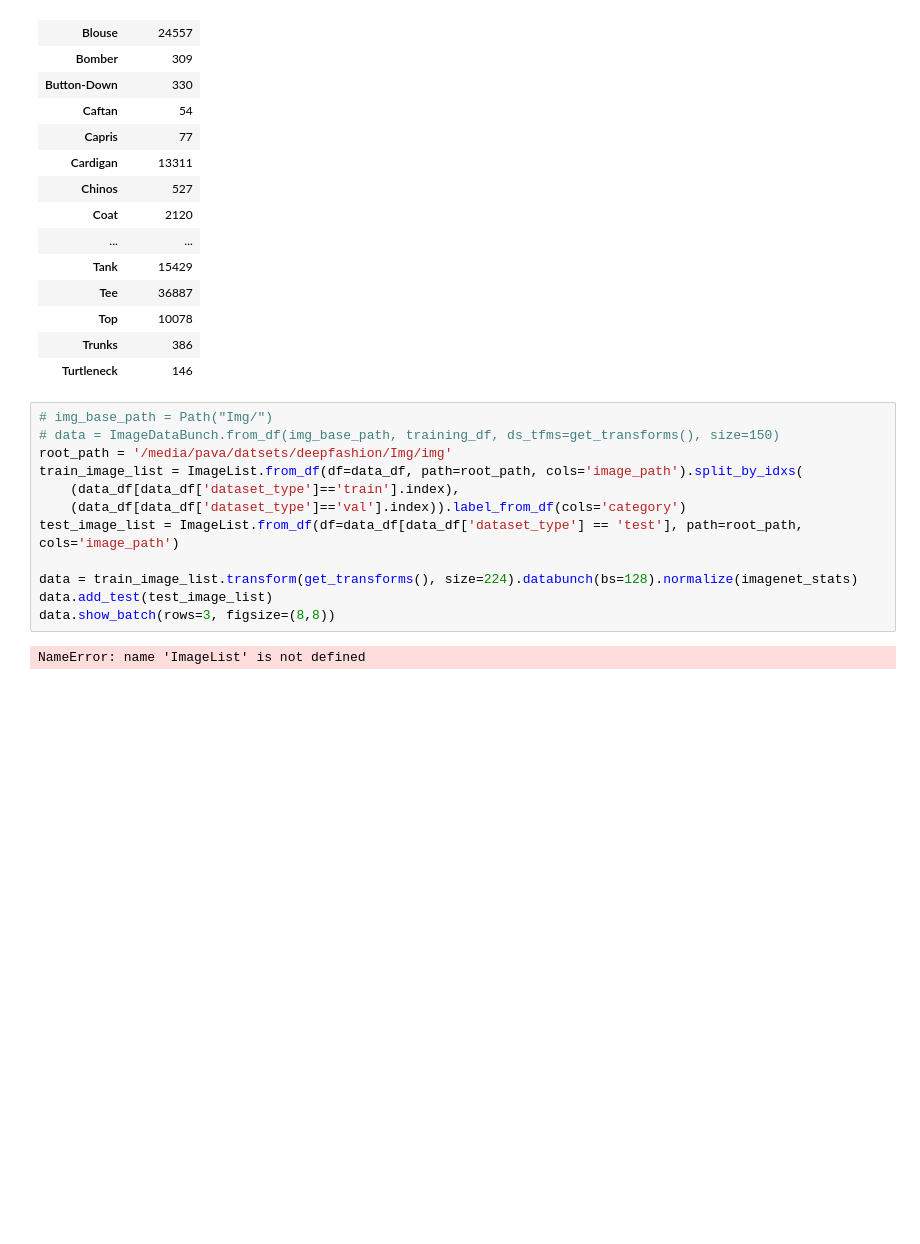
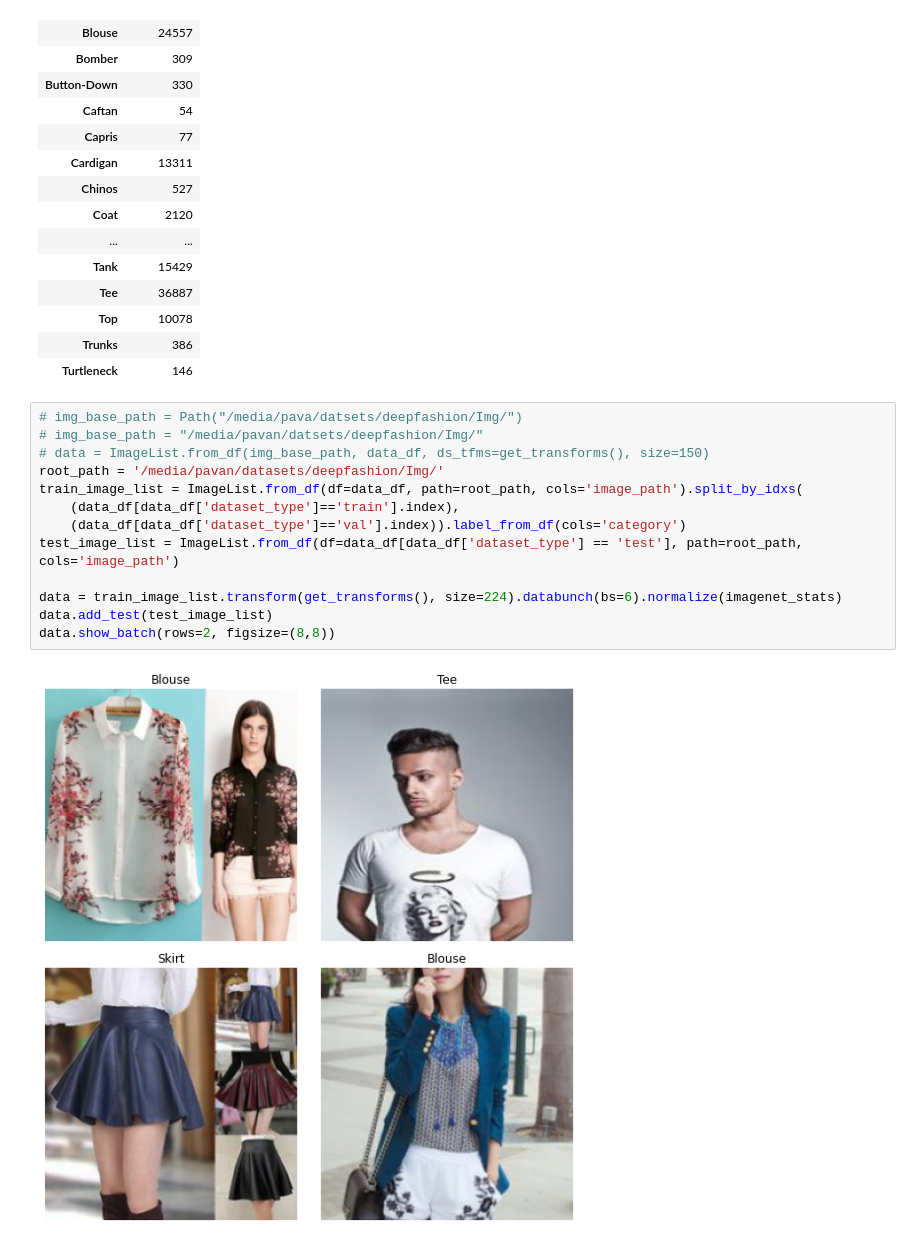
Before and after one commit to Sanjana7395/CMPE256-Fashion_Recommendation, a Jupyter notebook: Preprocessing.ipynb, the cells around one changed output. Drawn from its saved outputs; the diff is of its cells as text; blank space fills up the shorter version.

```diff
--- a/Preprocessing.ipynb
+++ b/Preprocessing.ipynb
@@ -106,16 +105,17 @@ data_df[['image_path','category']].groupby('category').count()
 | Trunks | 386 |
 | Turtleneck | 146 |
 # %%
-# img_base_path = Path("Img/")
-# data = ImageDataBunch.from_df(img_base_path, training_df, ds_tfms=get_transforms(), size=150)
-root_path = '/media/pava/datsets/deepfashion/Img/img'
+# img_base_path = Path("/media/pava/datsets/deepfashion/Img/")
+# img_base_path = "/media/pavan/datsets/deepfashion/Img/"
+# data = ImageList.from_df(img_base_path, data_df, ds_tfms=get_transforms(), size=150)
+root_path = '/media/pavan/datasets/deepfashion/Img/'
 train_image_list = ImageList.from_df(df=data_df, path=root_path, cols='image_path').split_by_idxs(
     (data_df[data_df['dataset_type']=='train'].index),
     (data_df[data_df['dataset_type']=='val'].index)).label_from_df(cols='category')
 test_image_list = ImageList.from_df(df=data_df[data_df['dataset_type'] == 'test'], path=root_path, cols='image_path')
 
-data = train_image_list.transform(get_transforms(), size=224).databunch(bs=128).normalize(imagenet_stats)
+data = train_image_list.transform(get_transforms(), size=224).databunch(bs=6).normalize(imagenet_stats)
 data.add_test(test_image_list)
-data.show_batch(rows=3, figsize=(8,8))
+data.show_batch(rows=2, figsize=(8,8))
 # %% [output]
-NameError: name 'ImageList' is not defined
+[figure, added]
```
Also changed, not shown: parts of 21 cells of this notebook, 4 other files.
